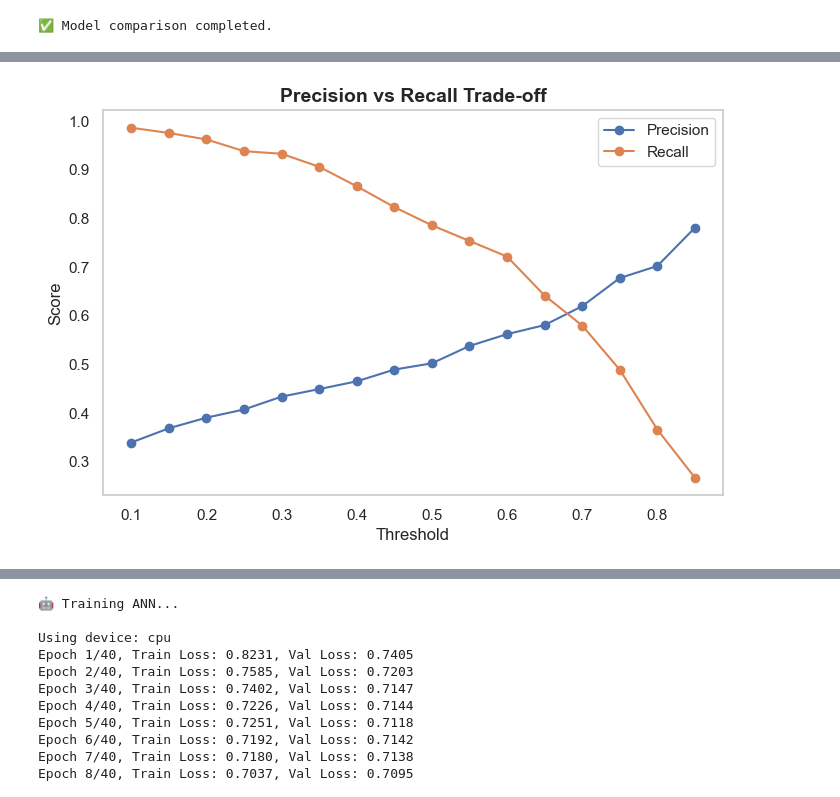
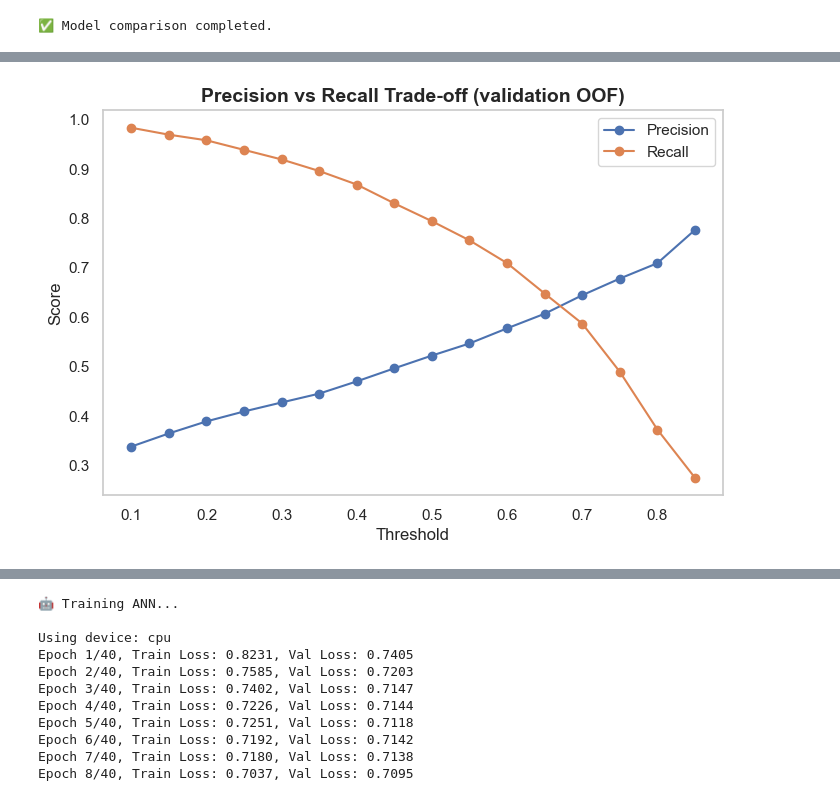
Before and after one commit to Pranav-1201/churnlens-dashboard, a Jupyter notebook: notebooks/Cuatomer_Churn_Model.ipynb, the cells around one changed output, grey strips where cells are left out. Saved outputs shown, nothing was run; the diff lists cells and outputs as text; code cells hidden in the pictures.

```diff
--- a/notebooks/Cuatomer_Churn_Model.ipynb
+++ b/notebooks/Cuatomer_Churn_Model.ipynb
@@ -1732,86 +1736,55 @@ end_timer("Section 17")
 ✅ Model comparison completed.
 # %%
 # ============================================================
-# SECTION 18: THRESHOLD OPTIMIZATION (LOGISTIC REGRESSION)
+# SECTION 18: THRESHOLD OPTIMIZATION (LOGISTIC REGRESSION) — LEAKAGE-FREE
 # ============================================================
+# The threshold is chosen on OUT-OF-FOLD predictions over the TRAINING split.
+# The test set plays no role here. (Earlier versions swept thresholds directly
+# against y_test — that leaked the test set into model tuning.)
+start_timer("Section 18")
+from sklearn.model_selection import cross_val_predict
 
-"""
-Purpose:
---------
-- Find the optimal probability threshold for classification
-- Improve recall (catch more churners) while balancing precision
+print("Threshold optimization on out-of-fold validation predictions...\n")
 
-Why important?
---------------
-- Default threshold = 0.5 may not be optimal
-- Business may prefer higher recall (catch churners early)
-"""
-start_timer("Section 18")
-print("🎯 Performing threshold optimization...\n")
+y_prob_log_oof = cross_val_predict(
+    log_pipeline, X_train, y_train, cv=skf, method="predict_proba", n_jobs=-1
+)[:, 1]
 
 
-# --------- USE TRAINED MODEL ----------
-# Use pipeline (handles scaling internally)
-y_prob_log = log_pipeline.predict_proba(X_test)[:, 1]
+def calculate_cost(y_true, y_pred, cost_fn=10000, cost_fp=500):
+    tn, fp, fn, tp = confusion_matrix(y_true, y_pred).ravel()
+    return fn * cost_fn + fp * cost_fp
 
 
-# --------- COST FUNCTION ----------
-def calculate_cost(y_true, y_pred):
-    tn, fp, fn, tp = confusion_matrix(y_true, y_pred).ravel()
-    return fn * 10000 + fp * 500
-
-
-# --------- TEST DIFFERENT THRESHOLDS ----------
 thresholds = np.arange(0.1, 0.9, 0.05)
-
 results_threshold = []
-
 for t in thresholds:
-    y_pred_thresh = (y_prob_log >= t).astype(int)
-
-    precision = precision_score(y_test, y_pred_thresh)
-    recall = recall_score(y_test, y_pred_thresh)
-    cost = calculate_cost(y_test, y_pred_thresh)
-
+    y_pred_thresh = (y_prob_log_oof >= t).astype(int)
     results_threshold.append({
         "Threshold": t,
-        "Precision": precision,
-        "Recall": recall,
-        "Cost": cost
+        "Precision": precision_score(y_train, y_pred_thresh),
+        "Recall": recall_score(y_train, y_pred_thresh),
+        "Cost": calculate_cost(y_train, y_pred_thresh),
     })
 
-
-# --------- CREATE DATAFRAME ----------
 threshold_df = pd.DataFrame(results_threshold)
-
-print("📊 Threshold Performance Table:")
+print("Threshold performance (validation, out-of-fold):")
 display(threshold_df)
 
-
-# --------- VISUALIZATION ----------
-plt.figure(figsize=(8,5))
-
-plt.plot(threshold_df["Threshold"], threshold_df["Precision"], label="Precision", marker='o')
-plt.plot(threshold_df["Threshold"], threshold_df["Recall"], label="Recall", marker='o')
-
+plt.figure(figsize=(8, 5))
+plt.plot(threshold_df["Threshold"], threshold_df["Precision"], label="Precision", marker="o")
+plt.plot(threshold_df["Threshold"], threshold_df["Recall"], label="Recall", marker="o")
 plt.xlabel("Threshold")
 plt.ylabel("Score")
-plt.title("Precision vs Recall Trade-off", fontsize=14, fontweight='bold')
+plt.title("Precision vs Recall Trade-off (validation OOF)", fontsize=14, fontweight="bold")
 plt.legend()
 plt.grid()
-
 plt.show()
 
-
-# --------- FIND BEST THRESHOLD ----------
-# Example: maximize recall while keeping precision reasonable
-
 best_row = threshold_df.loc[threshold_df["Cost"].idxmin()]
-
-print(f"\n🏆 Best Threshold (Min Cost): {best_row['Threshold']:.2f}")
-print(f"Precision: {best_row['Precision']:.4f}")
-print(f"Recall: {best_row['Recall']:.4f}")
-print(f"Cost: ₹{best_row['Cost']:,}")
-
+print(f"\nBest threshold (min validation cost): {best_row['Threshold']:.2f}")
+print(f"Precision: {best_row['Precision']:.4f}  Recall: {best_row['Recall']:.4f}")
+print(f"Validation cost: {best_row['Cost']:,}")
+print("(Test-set numbers are reported once, in Section 27.)")
 end_timer("Section 18")
 # %% [output]
@@ -1838 +1811 @@ end_timer("Section 18")
-[figure, old version]
+[figure, new version]
```
Also changed, not shown: parts of 23 cells of this notebook, 13 other files.
